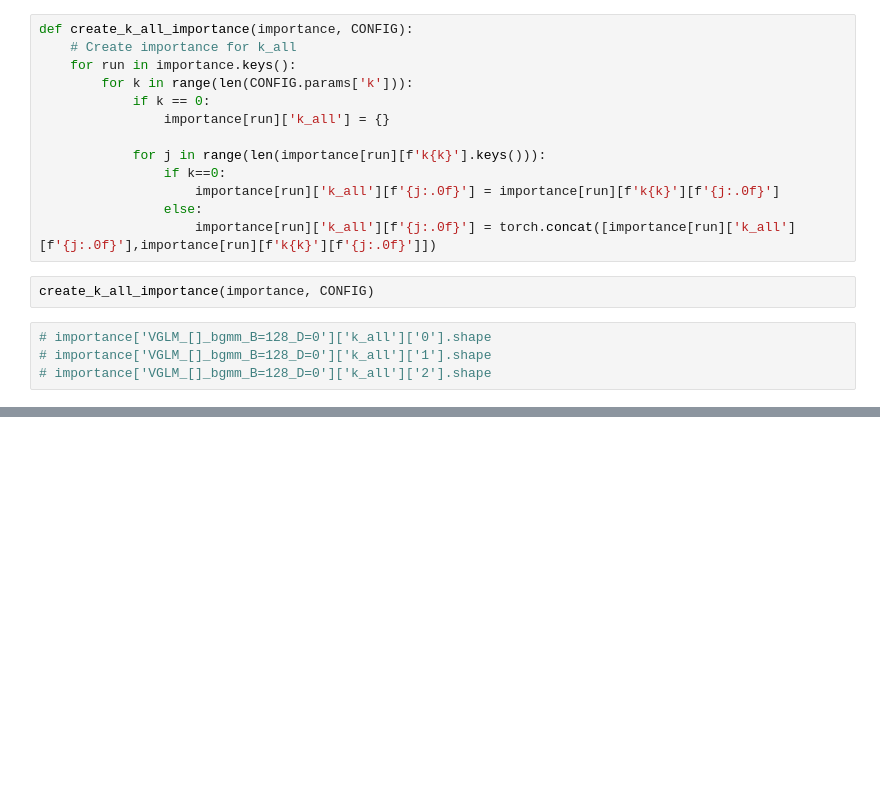
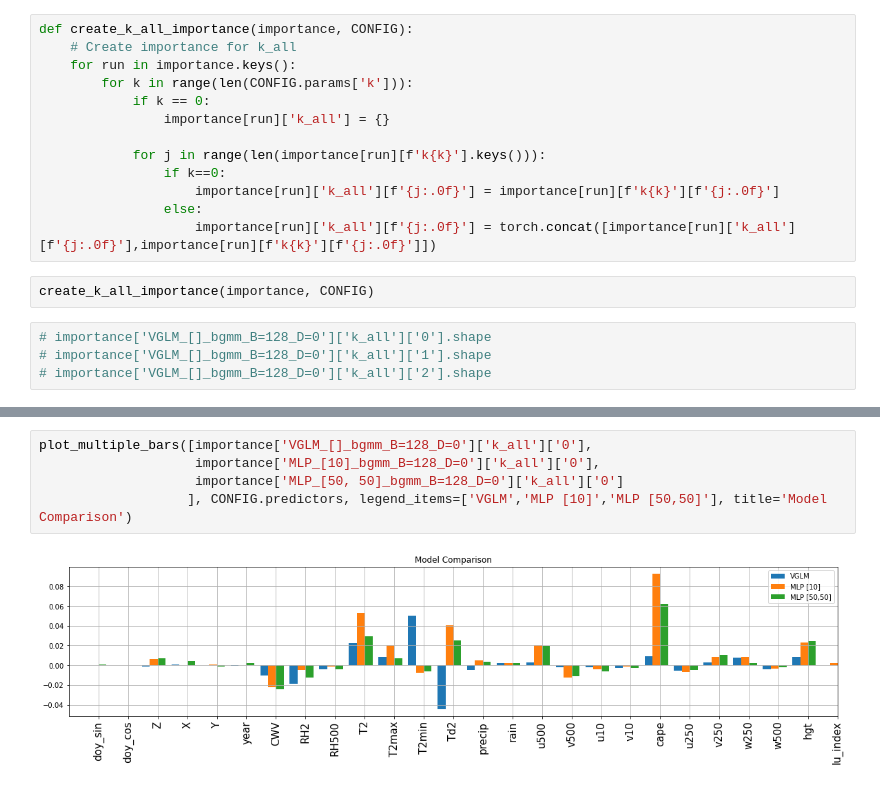
Before and after one commit to mgironamata/upper-indus-prec-bc, a Jupyter notebook: importance_analysis.ipynb, the cells around one changed output, grey strips where cells are left out. Cells and saved outputs as stored; diff of their text form; blank space fills up the shorter version.

```diff
--- a/importance_analysis.ipynb
+++ b/importance_analysis.ipynb
@@ -93,0 +113,7 @@ def plot_multiple_bars(importances, feature_names):
+# %%
+plot_multiple_bars([importance['VGLM_[]_bgmm_B=128_D=0']['k_all']['0'],
+                    importance['MLP_[10]_bgmm_B=128_D=0']['k_all']['0'],
+                    importance['MLP_[50, 50]_bgmm_B=128_D=0']['k_all']['0']
+                   ], CONFIG.predictors, legend_items=['VGLM','MLP [10]','MLP [50,50]'], title='Model Comparison')
+# %% [output]
+[figure, added]
```
Also changed, not shown: parts of 11 cells of this notebook, 15 other files.
